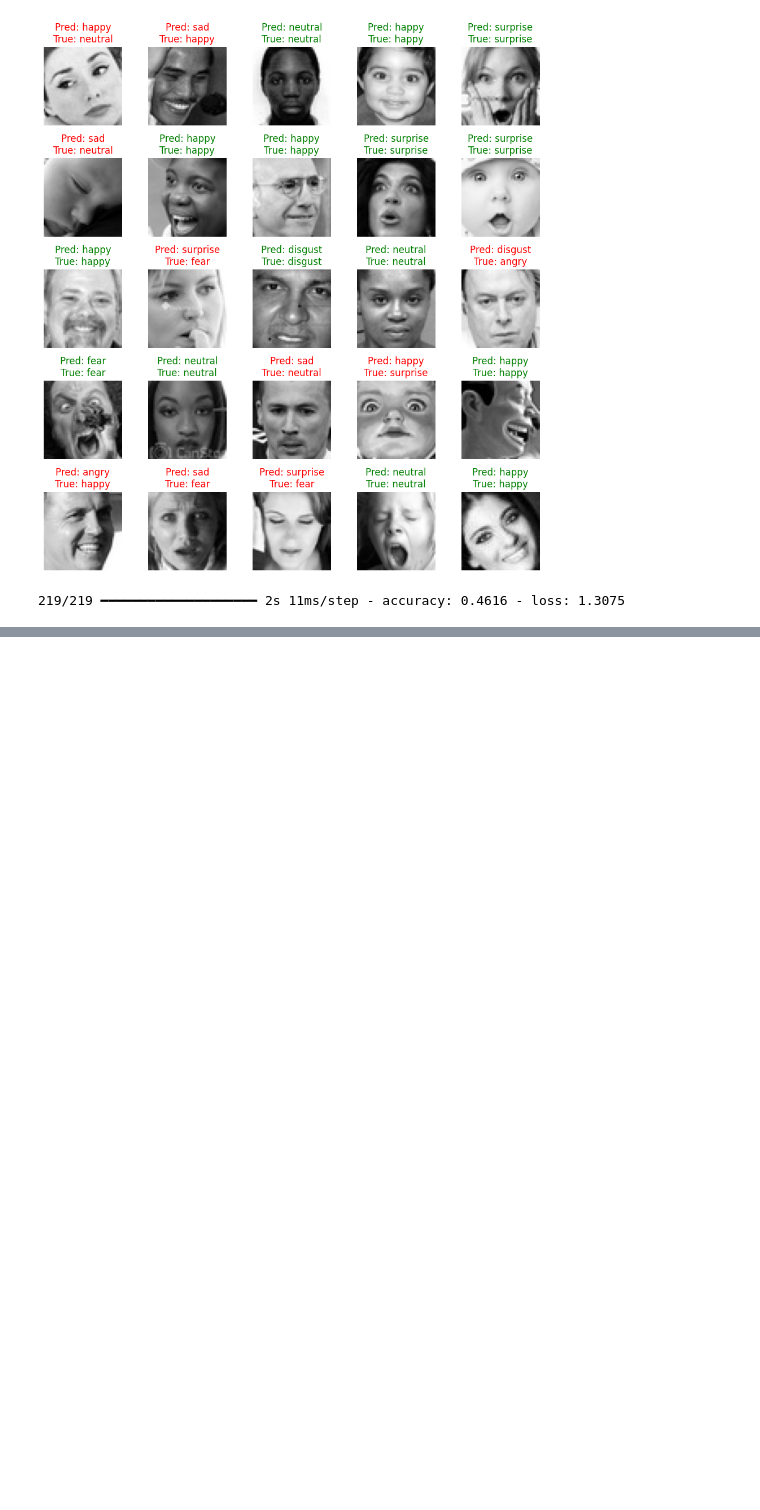
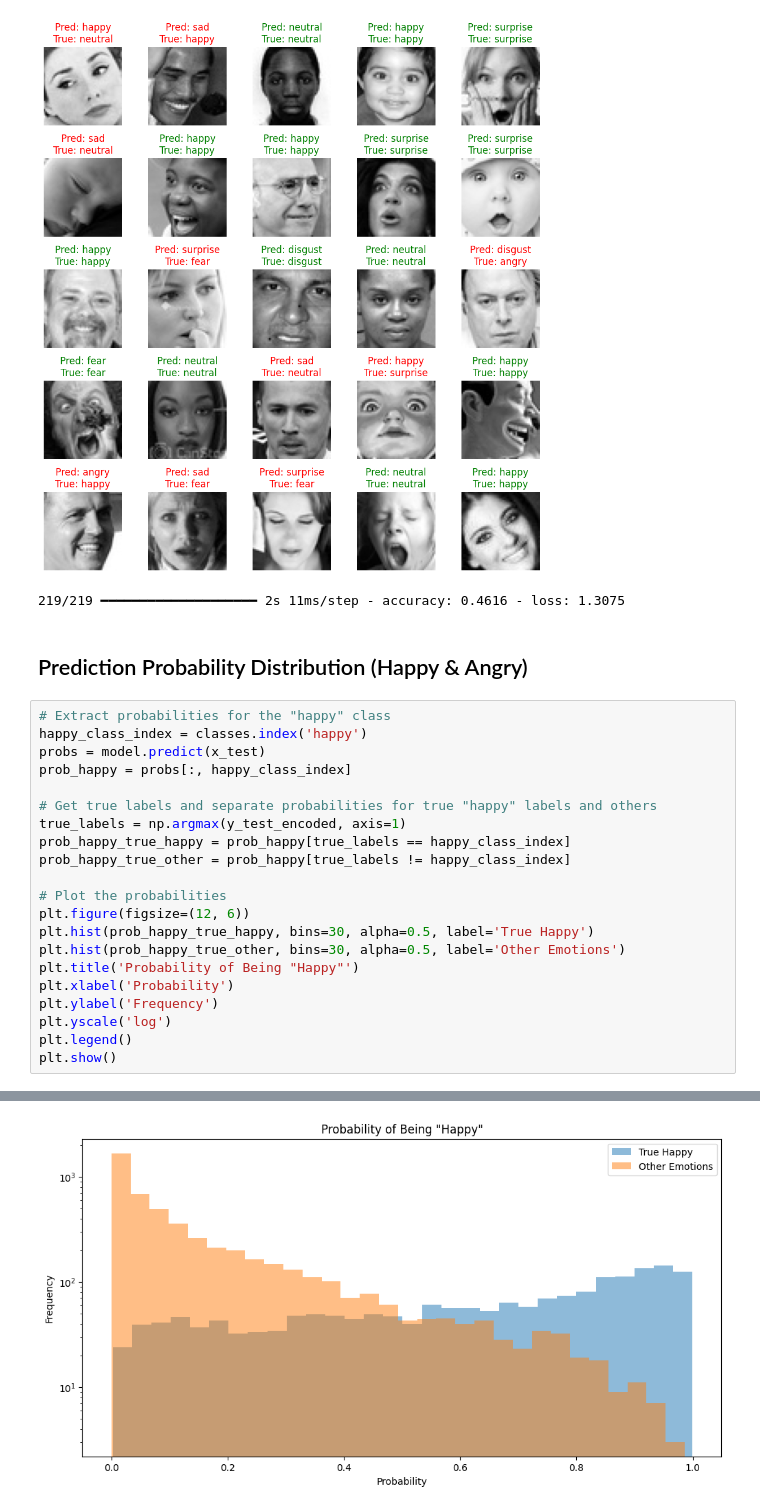
Before and after one commit to RnLe/MachineLearning, a Jupyter notebook: emotions_facial/analysis-of-optimal-params.ipynb, the cells around one changed output, grey strips where cells are left out. Saved outputs shown, nothing was run; the diff lists cells and outputs as text; blank space fills up the shorter version.

```diff
--- a/emotions_facial/analysis-of-optimal-params.ipynb
+++ b/emotions_facial/analysis-of-optimal-params.ipynb
@@ -190,3 +261,27 @@ Classification Report:
 1/1 ━━━━━━━━━━━━━━━━━━━━ 0s 34ms/step
 [figure]
 219/219 ━━━━━━━━━━━━━━━━━━━━ 2s 11ms/step - accuracy: 0.4616 - loss: 1.3075
+# %% [markdown]
+## Prediction Probability Distribution (Happy & Angry)
+# %%
+# Extract probabilities for the "happy" class
+happy_class_index = classes.index('happy')
+probs = model.predict(x_test)
+prob_happy = probs[:, happy_class_index]
+
+# Get true labels and separate probabilities for true "happy" labels and others
+true_labels = np.argmax(y_test_encoded, axis=1)
+prob_happy_true_happy = prob_happy[true_labels == happy_class_index]
+prob_happy_true_other = prob_happy[true_labels != happy_class_index]
+
+# Plot the probabilities
+plt.figure(figsize=(12, 6))
+plt.hist(prob_happy_true_happy, bins=30, alpha=0.5, label='True Happy')
+plt.hist(prob_happy_true_other, bins=30, alpha=0.5, label='Other Emotions')
+plt.title('Probability of Being "Happy"')
+plt.xlabel('Probability')
+plt.ylabel('Frequency')
+plt.yscale('log')
+plt.legend()
+plt.show()
+# %% [output]
@@ -192,0 +289 @@ Classification Report:
+[figure, added]
```
Also changed, not shown: parts of 7 cells of this notebook.
